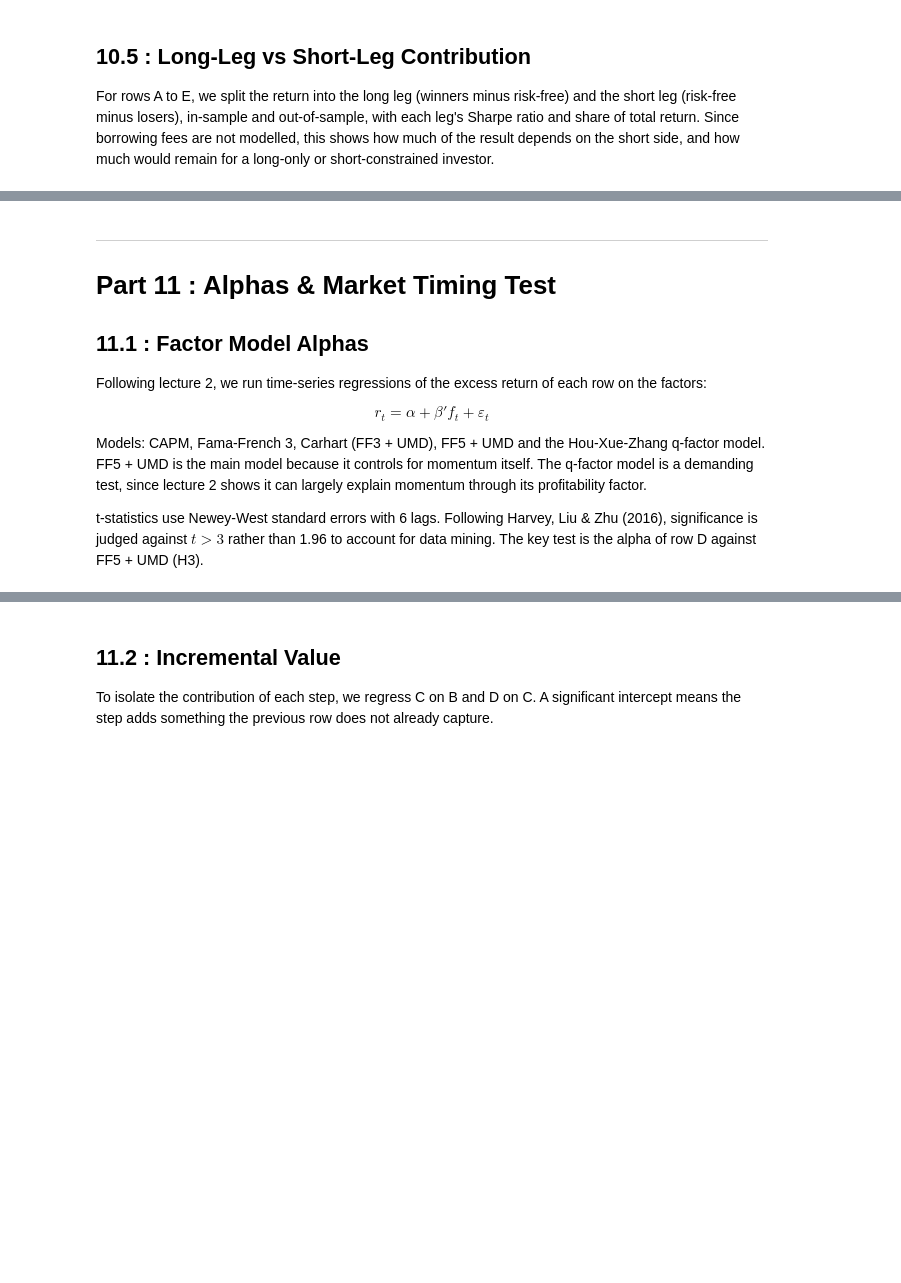
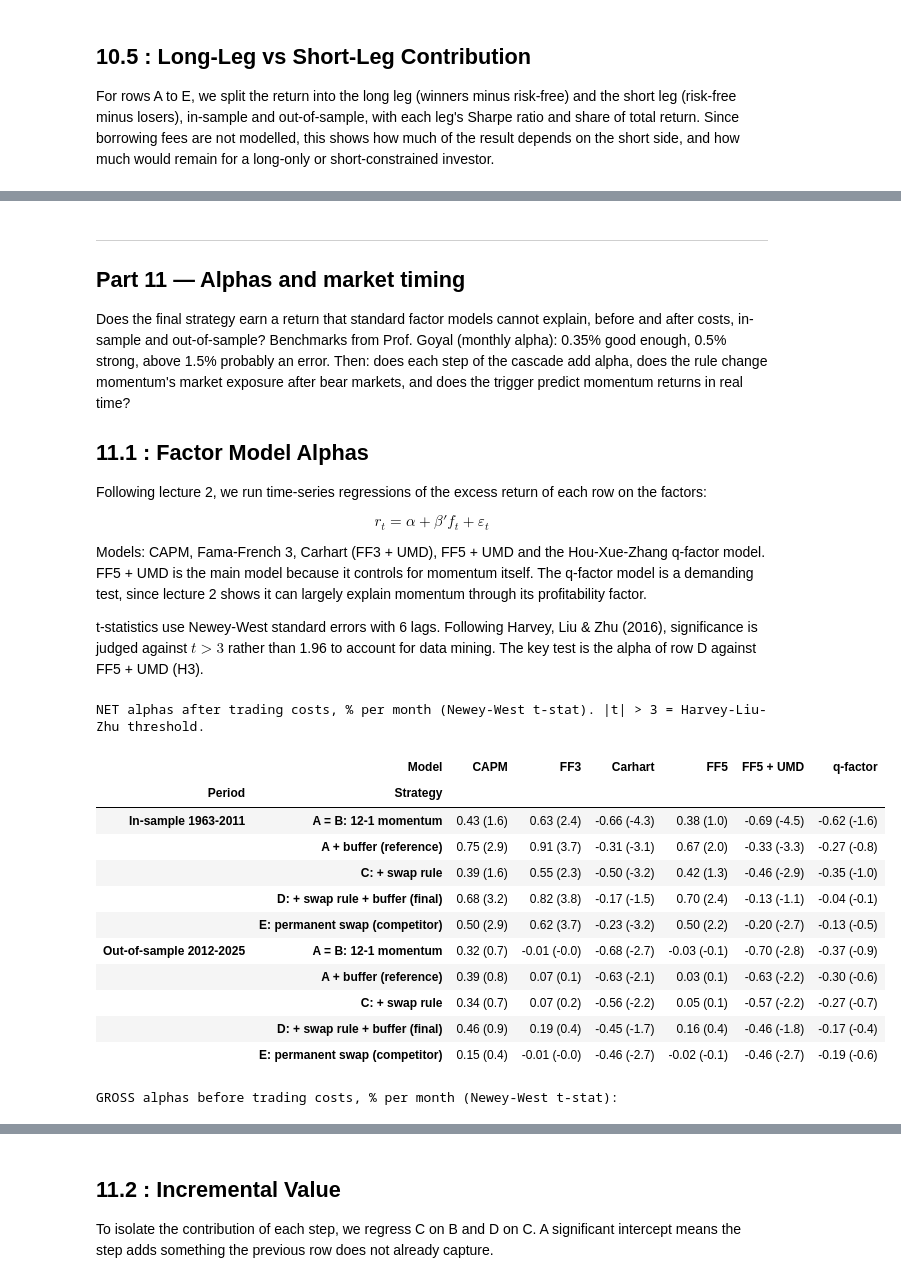
Before and after one commit to olol2/AppliedInvestments, a Jupyter notebook: Momentum_Robust_Notebook.ipynb, the cells around one changed output, grey strips where cells are left out. Saved outputs shown, nothing was run; the diff lists cells and outputs as text; code cells hidden in the pictures; blank space fills up the shorter version.

Commit message:
Part 10-11 OK

```diff
--- a/Momentum_Robust_Notebook.ipynb
+++ b/Momentum_Robust_Notebook.ipynb
@@ -2406,0 +2451,13 @@ _Interpretation: to be written once results are in._
+# %%
+# 10.2 The four candidate signals after 2012, reported in full whatever the winner (out-of-sample echo test)
+rows_sig = {}
+for sig, label in SIGNALS.items():
+    s = strategies[sig]
+    g = summary_stats(s["gross"].loc[OOS_START:SAMPLE_END].to_frame("x")).iloc[0]
+    n = summary_stats(s["net"].loc[OOS_START:SAMPLE_END].to_frame("x")).iloc[0]
+    rows_sig[label] = {"Gross mean (% p.a.)": g["Mean (% p.a.)"], "Net mean (% p.a.)": n["Mean (% p.a.)"],
+                       "Vol (% p.a.)": g["Vol (% p.a.)"], "Gross Sharpe": g["Sharpe"], "Net Sharpe": n["Sharpe"],
+                       "Max drawdown (%)": g["Max drawdown (%)"], "Worst month (%)": g["Worst month (%)"],
+                       "Turnover (% per month)": 100 * s["turnover"].loc[OOS_START:SAMPLE_END].mean()}
+print("Out-of-sample, 2012-2025:")
+pd.DataFrame(rows_sig).T.round(2)
@@ -2423,6 +2592,8 @@ _Interpretation: to be written once results are in._
 # %% [markdown]
 ---
-# Part 11 : Alphas & Market Timing Test
+## Part 11 — Alphas and market timing
+
+Does the final strategy earn a return that standard factor models cannot explain, before and after costs, in-sample and out-of-sample? Benchmarks from Prof. Goyal (monthly alpha): 0.35% good enough, 0.5% strong, above 1.5% probably an error. Then: does each step of the cascade add alpha, does the rule change momentum's market exposure after bear markets, and does the trigger predict momentum returns in real time?
 
 ## 11.1 : Factor Model Alphas
 
@@ -2433,3 +2604,65 @@ $$r_t = \alpha + \beta' f_t + \varepsilon_t$$
 Models: CAPM, Fama-French 3, Carhart (FF3 + UMD), FF5 + UMD and the Hou-Xue-Zhang q-factor model. FF5 + UMD is the main model because it controls for momentum itself. The q-factor model is a demanding test, since lecture 2 shows it can largely explain momentum through its profitability factor.
 
 t-statistics use Newey-West standard errors with 6 lags. Following Harvey, Liu & Zhu (2016), significance is judged against $t > 3$ rather than 1.96 to account for data mining. The key test is the alpha of row D against FF5 + UMD (H3).
+# %%
+# 11.1 Alphas of every row against the standard factor models, in-sample and out-of-sample.
+# Our strategies are 100% long / 100% short (zero-cost), so their return is already an excess return:
+# we regress it directly on the factors. Newey-West standard errors with NW_LAGS lags.
+# Alphas in % per month, to compare with Prof. Goyal's benchmarks (0.35% good enough, 0.5% strong, > 1.5% suspicious).
+FACTOR_MODELS = {
+    "CAPM": ["mkt_rf"],
+    "FF3": ["mkt_rf", "smb_ff3", "hml_ff3"],
+    "Carhart": ["mkt_rf", "smb_ff3", "hml_ff3", "umd"],
+    "FF5": ["mkt_rf", "smb", "hml", "rmw", "cma"],
+    "FF5 + UMD": ["mkt_rf", "smb", "hml", "rmw", "cma", "umd"],
+    "q-factor": ["q_mkt_rf", "q_me", "q_ia", "q_roe"],          # q data start in Jan 1967
+}
+missing = [c for cols in FACTOR_MODELS.values() for c in cols if c not in factors.columns]
+assert not missing, f"Factor columns not found: {missing}"
+
+def factor_alpha(series, model, start, end):
+    """Alpha (% per month), its Newey-West t-stat and the number of months for one series and one model."""
+    data = pd.concat([series.rename("y"), factors[FACTOR_MODELS[model]]], axis=1, sort=True).loc[start:end].dropna()
+    fit = sm.OLS(data["y"], sm.add_constant(data[FACTOR_MODELS[model]])).fit(
+        cov_type="HAC", cov_kwds={"maxlags": NW_LAGS})
+    return 100 * fit.params["const"], fit.tvalues["const"], len(data)
+
+PERIODS_11 = {"In-sample 1963-2011": (SAMPLE_START, IS_END), "Out-of-sample 2012-2025": (OOS_START, SAMPLE_END)}
+
+records = []
+for period, (start, end) in PERIODS_11.items():
+    for name, s in CASCADE.items():
+        for kind in ["gross", "net"]:
+            for model in FACTOR_MODELS:
+                a, t, n = factor_alpha(s[kind], model, start, end)
+                records.append({"Period": period, "Strategy": name, "Returns": kind, "Model": model,
+                                "Alpha (% per month)": a, "t-stat": t, "Months": n})
+alphas = pd.DataFrame(records)
+alphas.round(4).to_csv(OUTPUT / "table_11_1_alphas.csv", index=False)
+
+def show(kind):
+    """Compact table: alpha with its t-stat in brackets, one column per model."""
+    sub = alphas[alphas["Returns"] == kind]
+    cell = sub["Alpha (% per month)"].map("{:.2f}".format) + " (" + sub["t-stat"].map("{:.1f}".format) + ")"
+    return (sub.assign(cell=cell).pivot_table(index=["Period", "Strategy"], columns="Model", values="cell",
+                                              aggfunc="first", sort=False)[list(FACTOR_MODELS)])
+
+print("NET alphas after trading costs, % per month (Newey-West t-stat). |t| > 3 = Harvey-Liu-Zhu threshold.")
+display(show("net"))
+print("GROSS alphas before trading costs, % per month (Newey-West t-stat):")
+display(show("gross"))
+# %% [output]
+NET alphas after trading costs, % per month (Newey-West t-stat). |t| > 3 = Harvey-Liu-Zhu threshold.
+|  | Model | CAPM | FF3 | Carhart | FF5 | FF5 + UMD | q-factor |
+| Period | Strategy |  |  |  |  |  |  |
+| In-sample 1963-2011 | A = B: 12-1 momentum | 0.43 (1.6) | 0.63 (2.4) | -0.66 (-4.3) | 0.38 (1.0) | -0.69 (-4.5) | -0.62 (-1.6) |
+|  | A + buffer (reference) | 0.75 (2.9) | 0.91 (3.7) | -0.31 (-3.1) | 0.67 (2.0) | -0.33 (-3.3) | -0.27 (-0.8) |
+|  | C: + swap rule | 0.39 (1.6) | 0.55 (2.3) | -0.50 (-3.2) | 0.42 (1.3) | -0.46 (-2.9) | -0.35 (-1.0) |
+|  | D: + swap rule + buffer (final) | 0.68 (3.2) | 0.82 (3.8) | -0.17 (-1.5) | 0.70 (2.4) | -0.13 (-1.1) | -0.04 (-0.1) |
+|  | E: permanent swap (competitor) | 0.50 (2.9) | 0.62 (3.7) | -0.23 (-3.2) | 0.50 (2.2) | -0.20 (-2.7) | -0.13 (-0.5) |
+| Out-of-sample 2012-2025 | A = B: 12-1 momentum | 0.32 (0.7) | -0.01 (-0.0) | -0.68 (-2.7) | -0.03 (-0.1) | -0.70 (-2.8) | -0.37 (-0.9) |
+|  | A + buffer (reference) | 0.39 (0.8) | 0.07 (0.1) | -0.63 (-2.1) | 0.03 (0.1) | -0.63 (-2.2) | -0.30 (-0.6) |
+|  | C: + swap rule | 0.34 (0.7) | 0.07 (0.2) | -0.56 (-2.2) | 0.05 (0.1) | -0.57 (-2.2) | -0.27 (-0.7) |
+|  | D: + swap rule + buffer (final) | 0.46 (0.9) | 0.19 (0.4) | -0.45 (-1.7) | 0.16 (0.4) | -0.46 (-1.8) | -0.17 (-0.4) |
+|  | E: permanent swap (competitor) | 0.15 (0.4) | -0.01 (-0.0) | -0.46 (-2.7) | -0.02 (-0.1) | -0.46 (-2.7) | -0.19 (-0.6) |
+GROSS alphas before trading costs, % per month (Newey-West t-stat):
```
Also changed, not shown: parts of 31 cells of this notebook, 3 other files.
